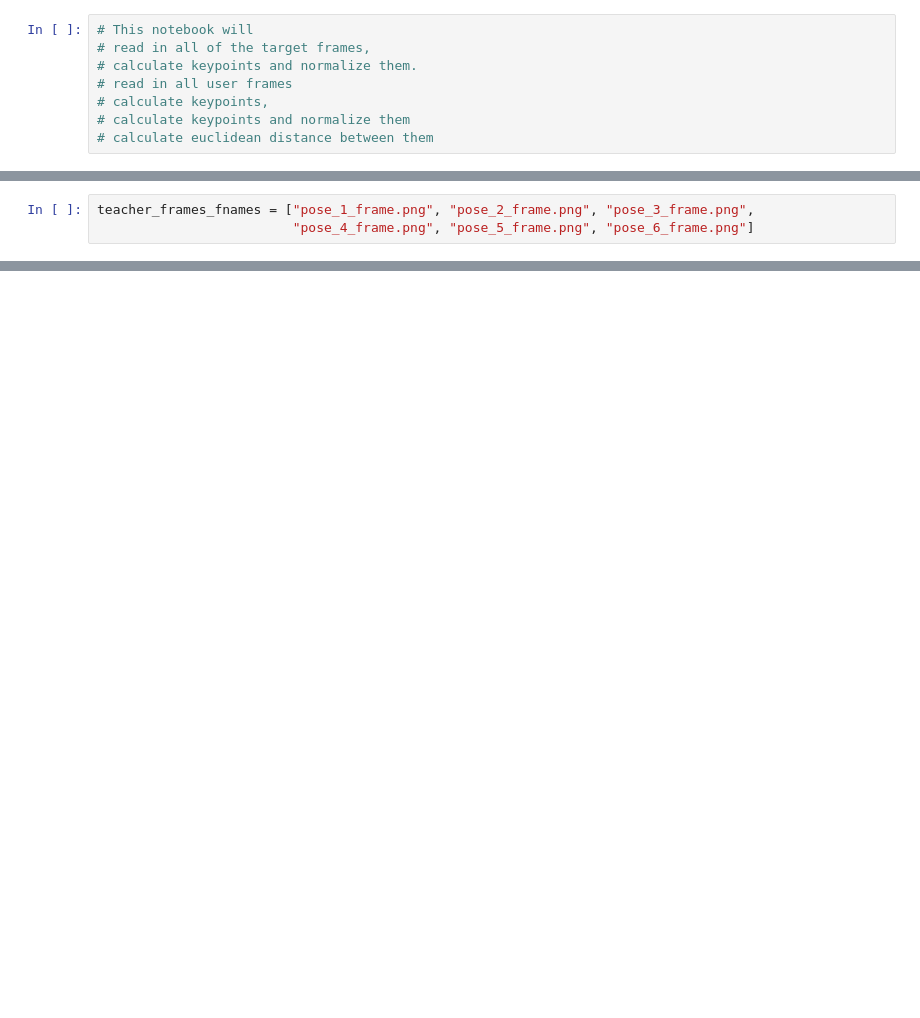
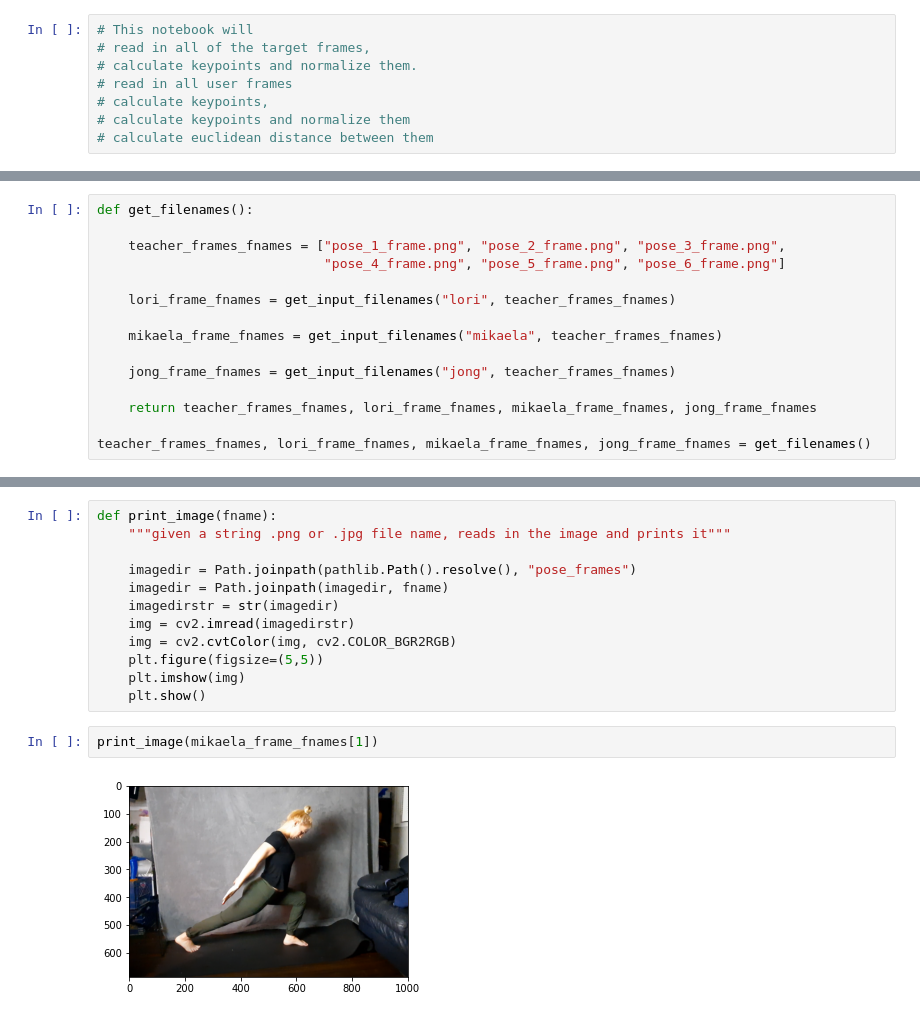
Before and after one commit to LoriSchuan-dev/feature_engineering_project2021, a Jupyter notebook: blazepose_yoga_pose_similarity calculator_pipeline.ipynb, the cells around one changed output, grey strips where cells are left out. Cells and saved outputs as stored; diff of their text form; blank space fills up the shorter version.

```diff
--- a/blazepose_yoga_pose_similarity calculator_pipeline.ipynb
+++ b/blazepose_yoga_pose_similarity calculator_pipeline.ipynb
@@ -9,3 +35,15 @@
 # %%
-teacher_frames_fnames = ["pose_1_frame.png", "pose_2_frame.png", "pose_3_frame.png",
-                         "pose_4_frame.png", "pose_5_frame.png", "pose_6_frame.png"]
+def get_filenames():
+
+    teacher_frames_fnames = ["pose_1_frame.png", "pose_2_frame.png", "pose_3_frame.png",
+                             "pose_4_frame.png", "pose_5_frame.png", "pose_6_frame.png"]
+
+    lori_frame_fnames = get_input_filenames("lori", teacher_frames_fnames)
+
+    mikaela_frame_fnames = get_input_filenames("mikaela", teacher_frames_fnames)
+
+    jong_frame_fnames = get_input_filenames("jong", teacher_frames_fnames)
+
+    return teacher_frames_fnames, lori_frame_fnames, mikaela_frame_fnames, jong_frame_fnames
+
+teacher_frames_fnames, lori_frame_fnames, mikaela_frame_fnames, jong_frame_fnames = get_filenames()
@@ -28,0 +180,16 @@ lori_frames_fnames
+# %%
+def print_image(fname):
+    """given a string .png or .jpg file name, reads in the image and prints it"""
+
+    imagedir = Path.joinpath(pathlib.Path().resolve(), "pose_frames")
+    imagedir = Path.joinpath(imagedir, fname)
+    imagedirstr = str(imagedir)
+    img = cv2.imread(imagedirstr)
+    img = cv2.cvtColor(img, cv2.COLOR_BGR2RGB)
+    plt.figure(figsize=(5,5))
+    plt.imshow(img)
+    plt.show()
+# %%
+print_image(mikaela_frame_fnames[1])
+# %% [output]
+[figure, added]
```
Also changed, not shown: parts of 27 cells of this notebook.
